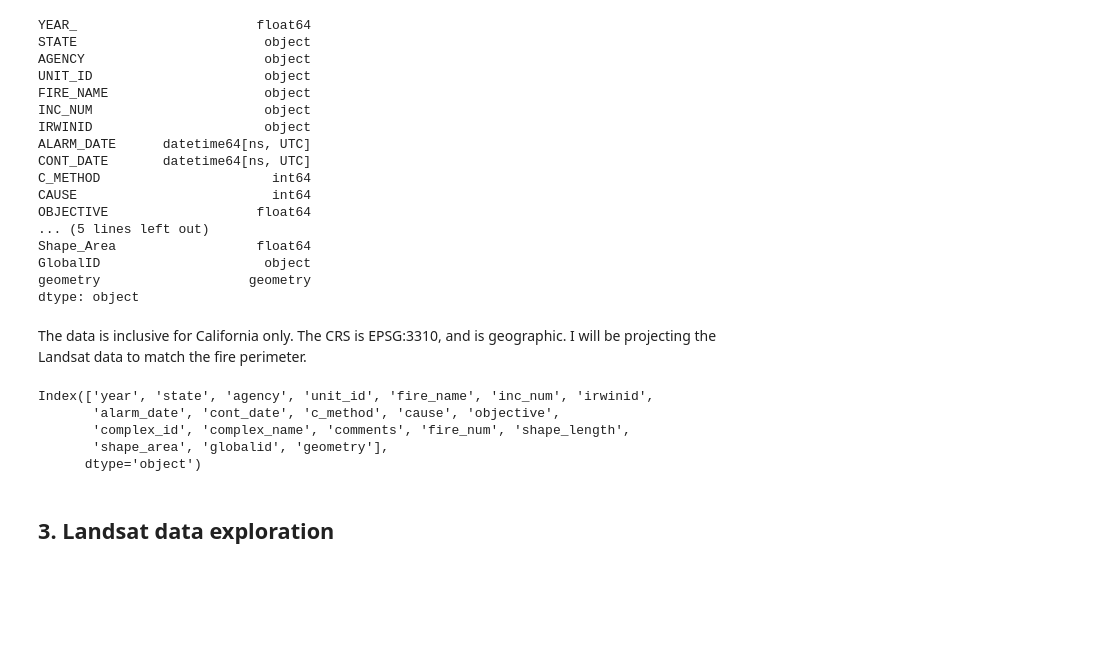
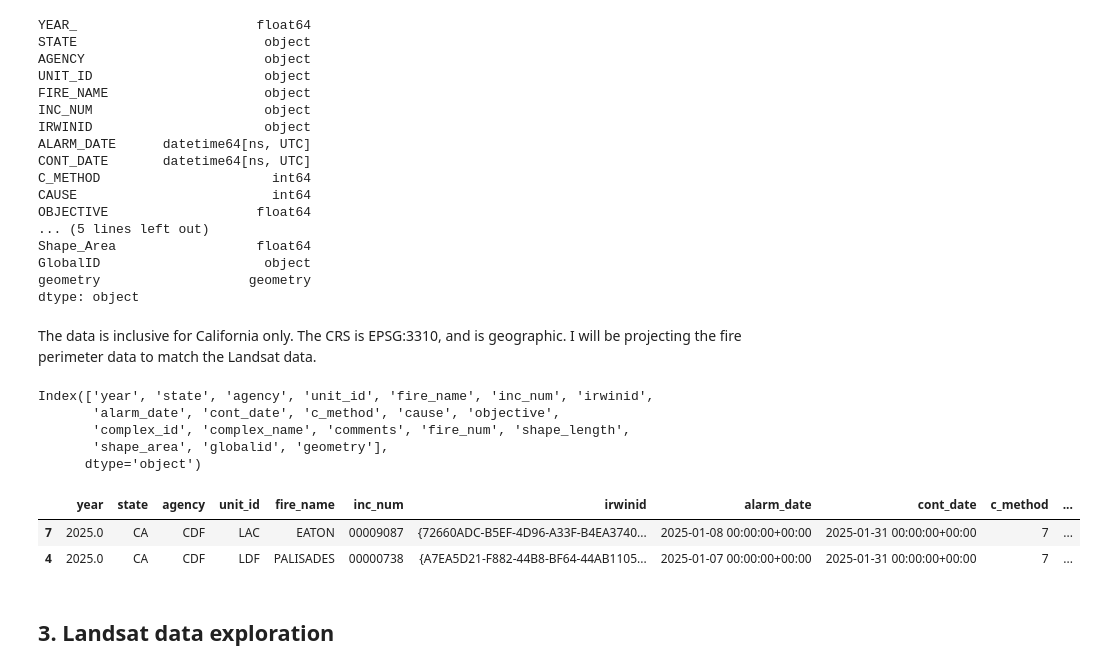
Before and after one commit to kloo49/eds220-hwk4-kloo, a Jupyter notebook: hwk4-task2-false-color-loo.ipynb, the cells around one changed output. Cells and saved outputs as stored; diff of their text form; code cells hidden in the pictures; blank space fills up the shorter version.

```diff
--- a/hwk4-task2-false-color-loo.ipynb
+++ b/hwk4-task2-false-color-loo.ipynb
@@ -70,7 +71,7 @@ GlobalID                     object
 geometry                   geometry
 dtype: object
 # %% [markdown]
-The data is inclusive for California only. The CRS is EPSG:3310, and is geographic. I will be projecting the Landsat data to match the fire perimeter.
+The data is inclusive for California only. The CRS is EPSG:3310, and is geographic. I will be projecting the fire perimeter data to match the Landsat data.
 # %%
 # Clean the data
 perimeter.columns = perimeter.columns.str.lower()
@@ -86,6 +87,14 @@ Index(['year', 'state', 'agency', 'unit_id', 'fire_name', 'inc_num', 'irwinid',
 # Subset for Eaton and Palisades in 2025
 eaton_perimeter = perimeter[(perimeter['fire_name'] == 'EATON') & (perimeter['year'] == 2025)]
 palisades_perimeter = perimeter[(perimeter['fire_name'] == 'PALISADES') & (perimeter['year'] == 2025)]
+# %%
+# Join two geopandas dataframe into one
+fire_perimeter = pd.concat([eaton_perimeter, palisades_perimeter])
+fire_perimeter
+# %% [output]
+|  | year | state | agency | unit_id | fire_name | inc_num | irwinid | alarm_date | cont_date | c_method | ... |
+| 7 | 2025.0 | CA | CDF | LAC | EATON | 00009087 | {72660ADC-B5EF-4D96-A33F-B4EA3740... | 2025-01-08 00:00:00+00:00 | 2025-01-31 00:00:00+00:00 | 7 | ... |
+| 4 | 2025.0 | CA | CDF | LDF | PALISADES | 00000738 | {A7EA5D21-F882-44B8-BF64-44AB1105... | 2025-01-07 00:00:00+00:00 | 2025-01-31 00:00:00+00:00 | 7 | ... |
 # %% [markdown]
 ## 3. Landsat data exploration
 # %%
```
Also changed, not shown: parts of 14 cells of this notebook.
